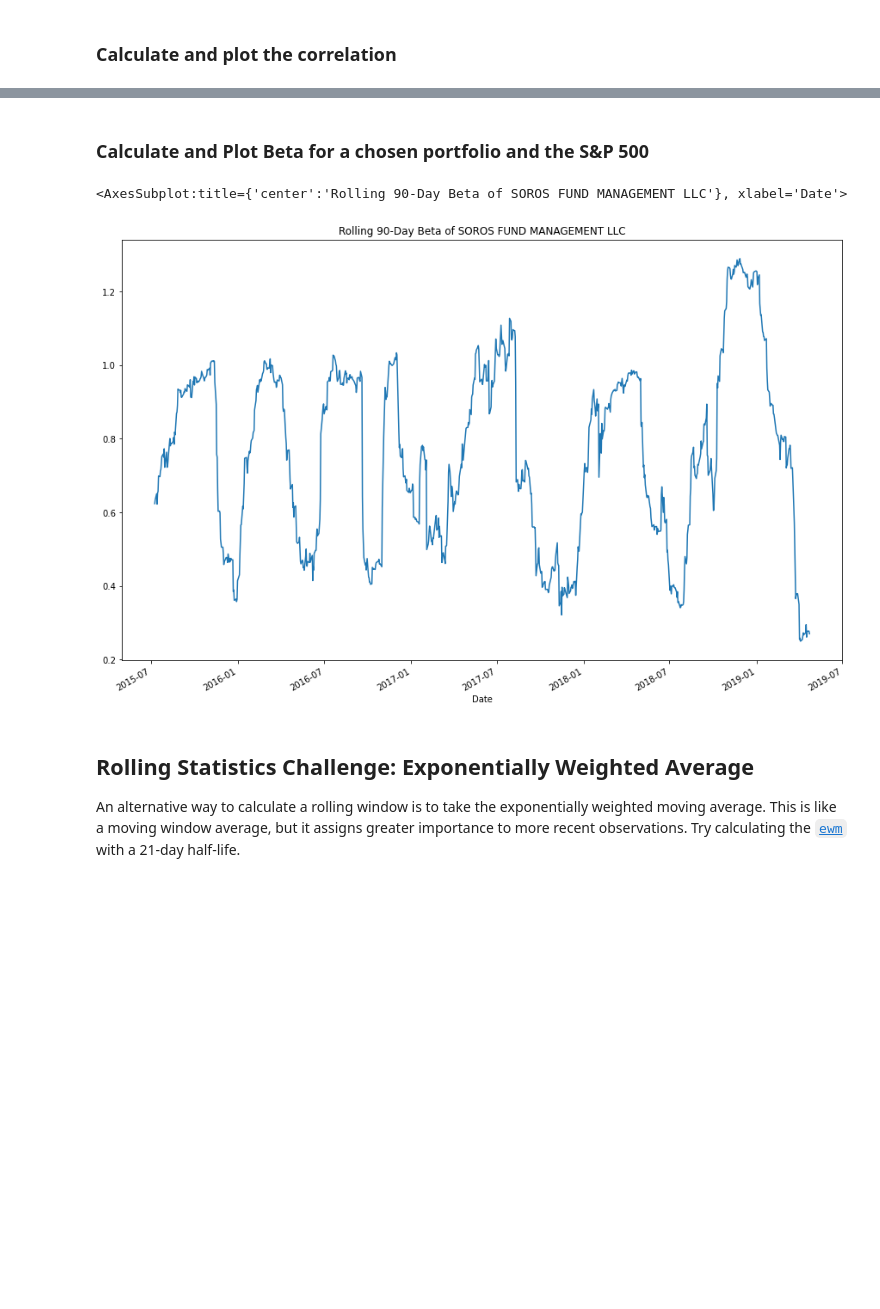
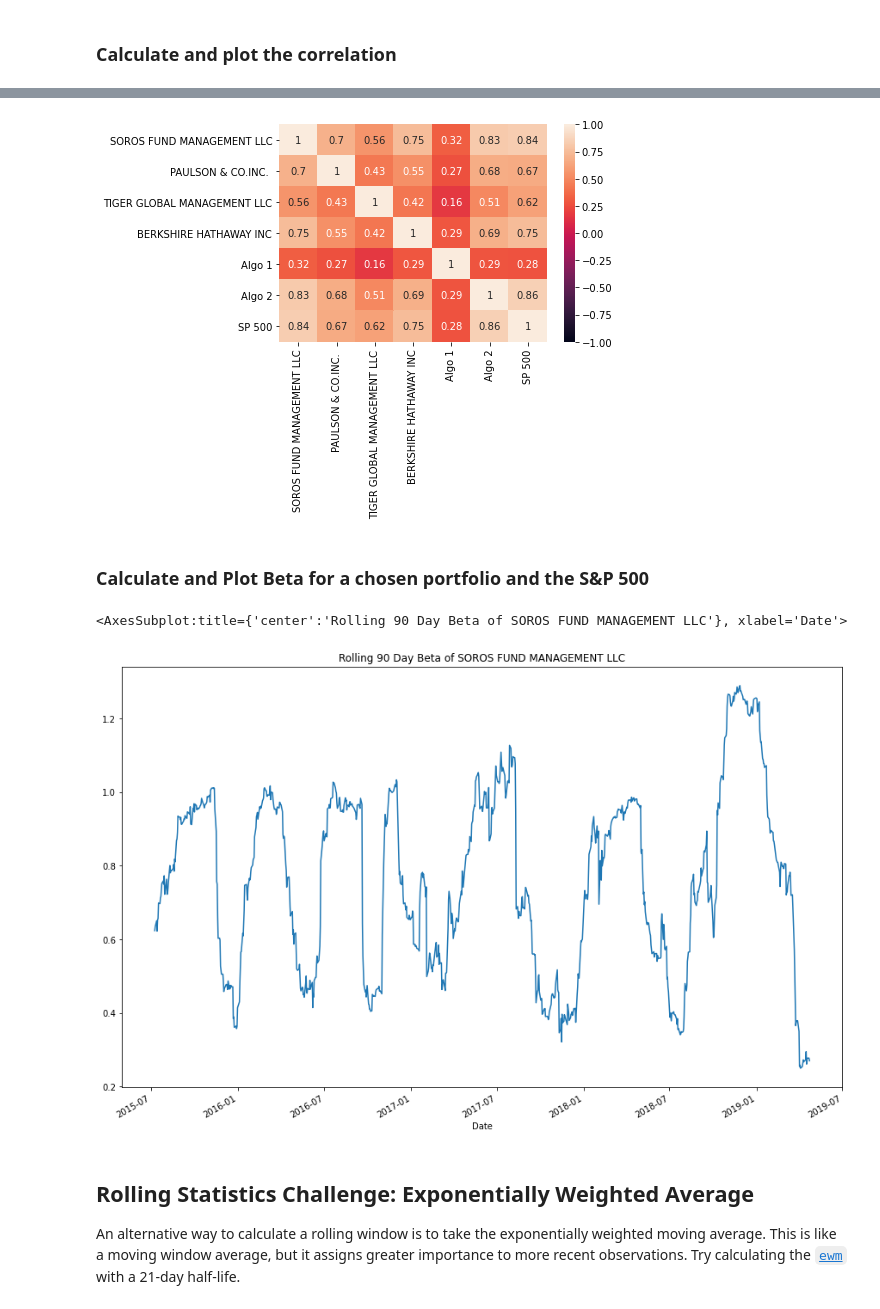
Before and after one commit to jnizquierdo1/python-pandas, a Jupyter notebook: Code/whale_analysis.ipynb, the cells around one changed output, grey strips where cells are left out. Drawn from its saved outputs; the diff is of its cells as text; code cells hidden in the pictures; blank space fills up the shorter version.

```diff
--- a/Code/whale_analysis.ipynb
+++ b/Code/whale_analysis.ipynb
@@ -295,0 +283,7 @@ all_portfolio_return.corr()
+# %%
+# Display the correlation matrix
+import seaborn as sns
+correlation = all_portfolio_return.corr()
+sns.heatmap(correlation, vmin=-1, vmax=1,annot=True,)
+correlation
+# %% [output]
@@ -296,3 +298,4 @@ all_portfolio_return.corr()
+[figure, added]
 # %% [markdown]
 ### Calculate and Plot Beta for a chosen portfolio and the S&P 500
 # %%
@@ -302,11 +305,11 @@ covariance_soros = all_portfolio_return['SOROS FUND MANAGEMENT LLC'].rolling(win
 # Calculate variance of S&P 500
 variance_sp500 = all_portfolio_return['SP 500'].rolling(window=90).var()
 # Computing beta
-rolling_beta_bh = covariance_soros/variance_sp500
+rolling_beta_soros = covariance_soros/variance_sp500
 # Plot beta trend
-rolling_beta_bh.plot(figsize=(15, 10), title='Rolling 90-Day Beta of SOROS FUND MANAGEMENT LLC')
+rolling_beta_soros.plot(figsize=(15, 10), title='Rolling 90 Day Beta of SOROS FUND MANAGEMENT LLC')
 # %% [output]
-<AxesSubplot:title={'center':'Rolling 90-Day Beta of SOROS FUND MANAGEMENT LLC'}, xlabel='Date'>
+<AxesSubplot:title={'center':'Rolling 90 Day Beta of SOROS FUND MANAGEMENT LLC'}, xlabel='Date'>
 [figure]
 # %% [markdown]
 ## Rolling Statistics Challenge: Exponentially Weighted Average
```
Also changed, not shown: parts of 21 cells of this notebook.
